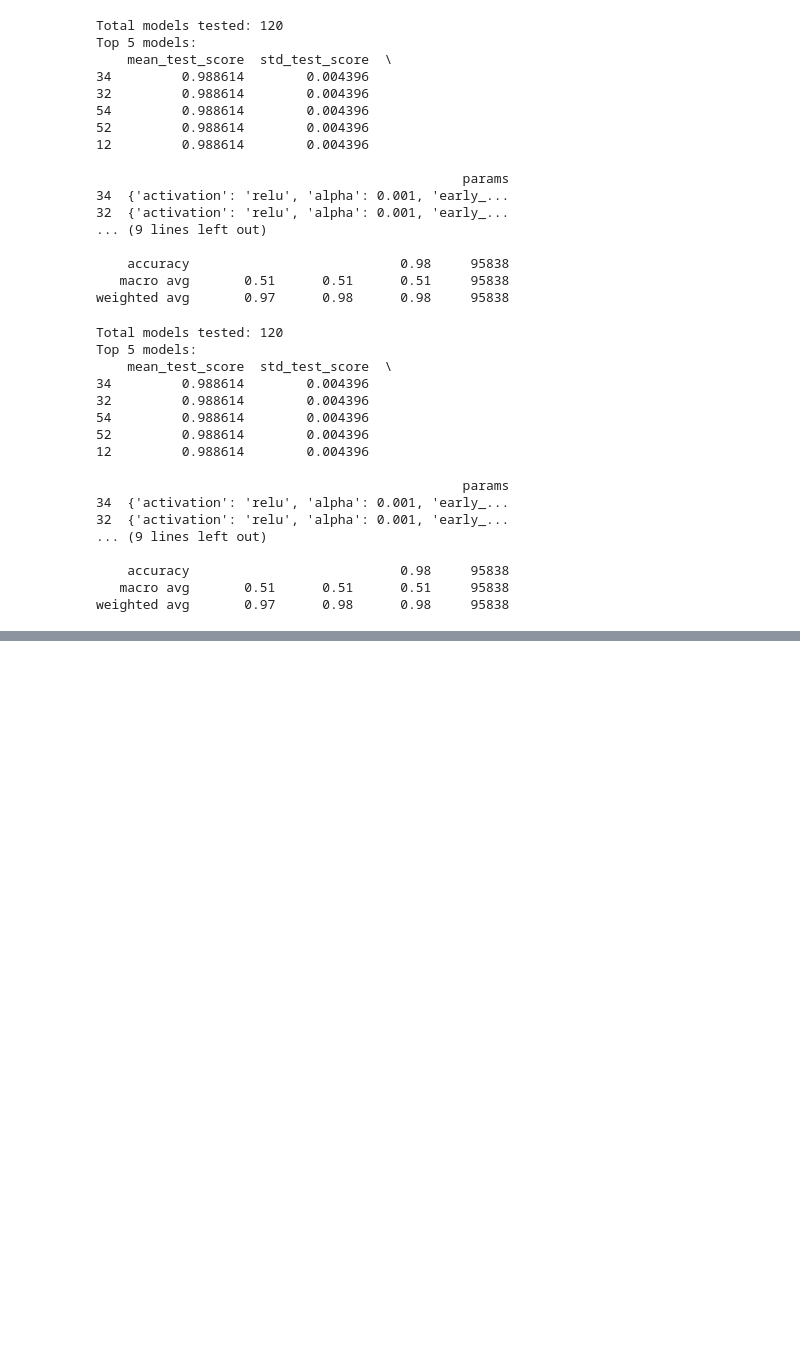
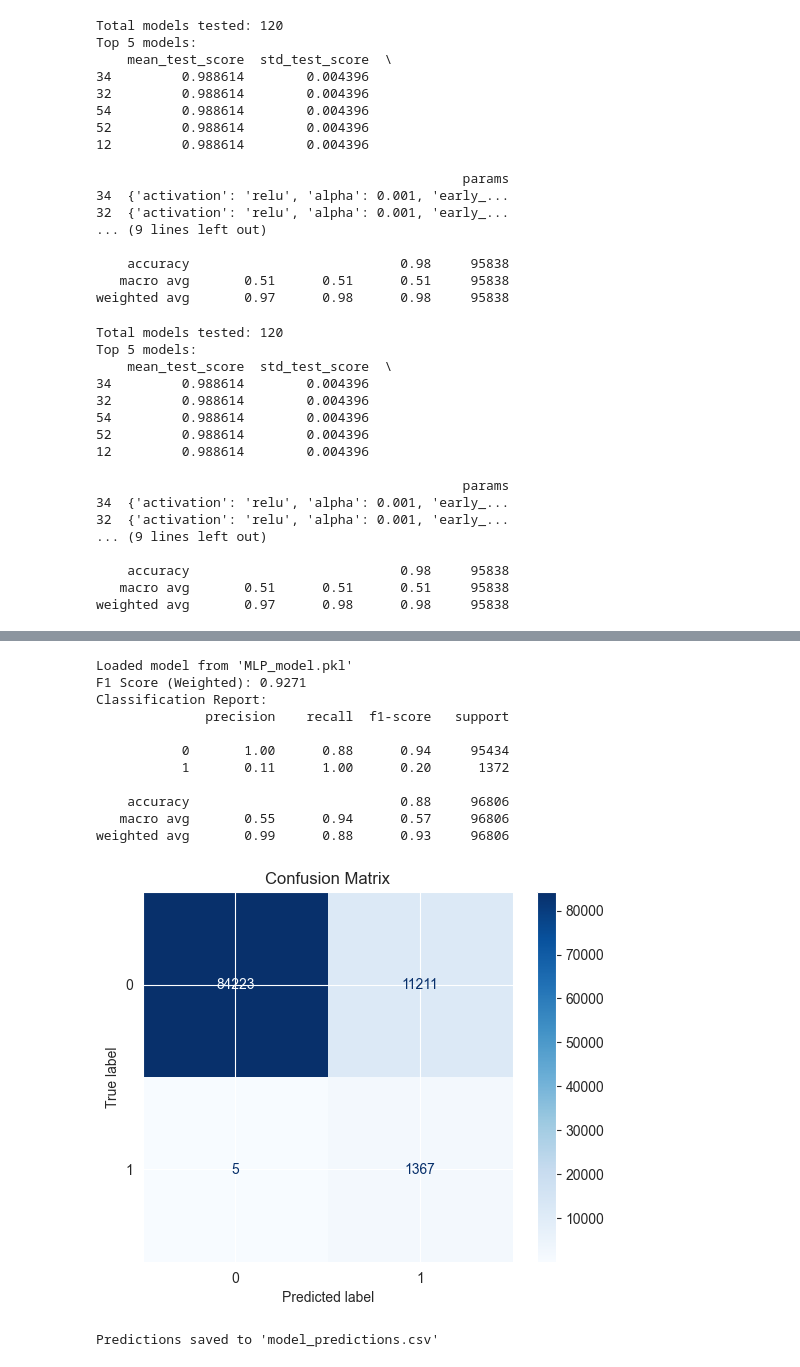
Before and after one commit to Userfrom1995/CreditCard_Predictions, a Jupyter notebook: mlp.ipynb, the cells around one changed output, grey strips where cells are left out. Cells and saved outputs as stored; diff of their text form; code cells hidden in the pictures; blank space fills up the shorter version.

```diff
--- a/mlp.ipynb
+++ b/mlp.ipynb
@@ -608,0 +897,61 @@ Predictions saved to 'new_mlp_model_predictions.csv'
+# %%
+import pandas as pd
+from sklearn.preprocessing import StandardScaler
+import joblib
+from sklearn.metrics import classification_report, f1_score, confusion_matrix, ConfusionMatrixDisplay
+import matplotlib.pyplot as plt
+
+# Step 1: Load the dataset
+data = pd.read_csv("Dev_data_to_be_shared.csv")
+
+# Step 2: Separate features (X) and target variable (y)
+X = data.drop(columns=["bad_flag", "account_number"])  # Features
+y = data["bad_flag"]  # Target variable
+X.fillna(0, inplace=True)  # Handle missing values by filling with 0
+
+# Step 3: Load the trained model
+model_path = "MLP_model.pkl"  # Path to the saved model
+mlp_model = joblib.load(model_path)
+print(f"Loaded model from '{model_path}'")
+
+# Step 4: Scale the entire dataset using the same scaler that was used during training
+scaler = StandardScaler()
+X_scaled = scaler.fit_transform(X)  # Scale the entire dataset
+
+# Step 5: Make predictions on the entire dataset
+y_pred = mlp_model.predict(X_scaled)
+y_probs=mlp_model.predict_proba(X_scaled)
+
+# Step 6: Compute the F1 Score
+f1 = f1_score(y, y_pred, average="weighted")
+print(f"F1 Score (Weighted): {f1:.4f}")
+
+# Step 7: Print the classification report
+print("Classification Report:")
+print(classification_report(y, y_pred))
+
+# Step 8: Plot and display the confusion matrix
+cm = confusion_matrix(y, y_pred)
+disp = ConfusionMatrixDisplay(confusion_matrix=cm, display_labels=mlp_model.classes_)
+disp.plot(cmap=plt.cm.Blues)
+plt.title("Confusion Matrix")
+plt.show()
+
+# Optional: Save the predictions to a CSV file
+predictions = pd.DataFrame({"Actual": y, "Predicted": y_pred,"Probabilities":y_probs[:,1]})
+predictions.to_csv("model_predictions.csv", index=False)
+print("Predictions saved to 'model_predictions.csv'")
+# %% [output]
+Loaded model from 'MLP_model.pkl'
+F1 Score (Weighted): 0.9271
+Classification Report:
+              precision    recall  f1-score   support
+
+           0       1.00      0.88      0.94     95434
+           1       0.11      1.00      0.20      1372
+
+    accuracy                           0.88     96806
+   macro avg       0.55      0.94      0.57     96806
+weighted avg       0.99      0.88      0.93     96806
+[figure, added]
+Predictions saved to 'model_predictions.csv'
```
Also changed, not shown: parts of 18 cells of this notebook, 5 other files.
